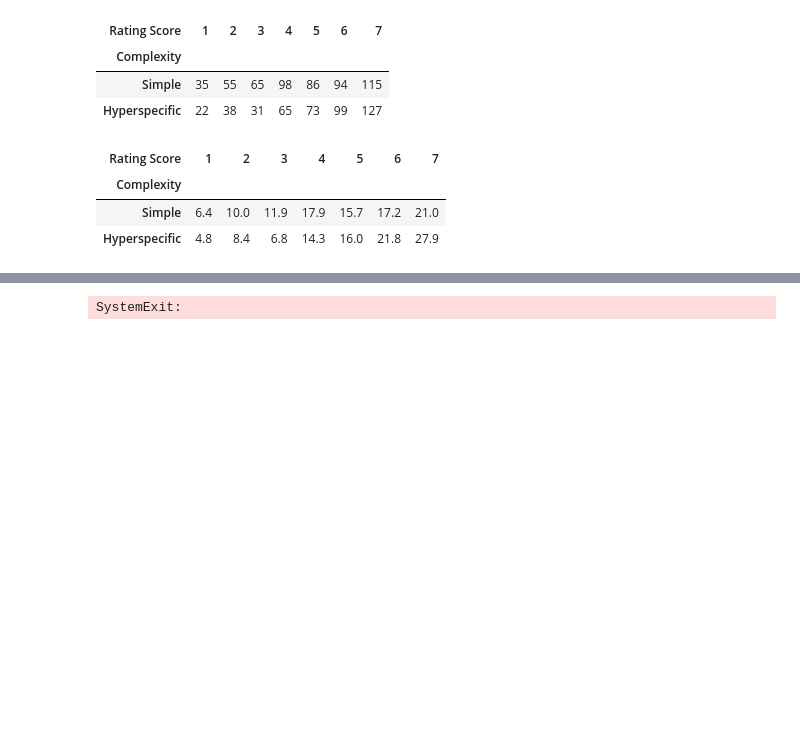
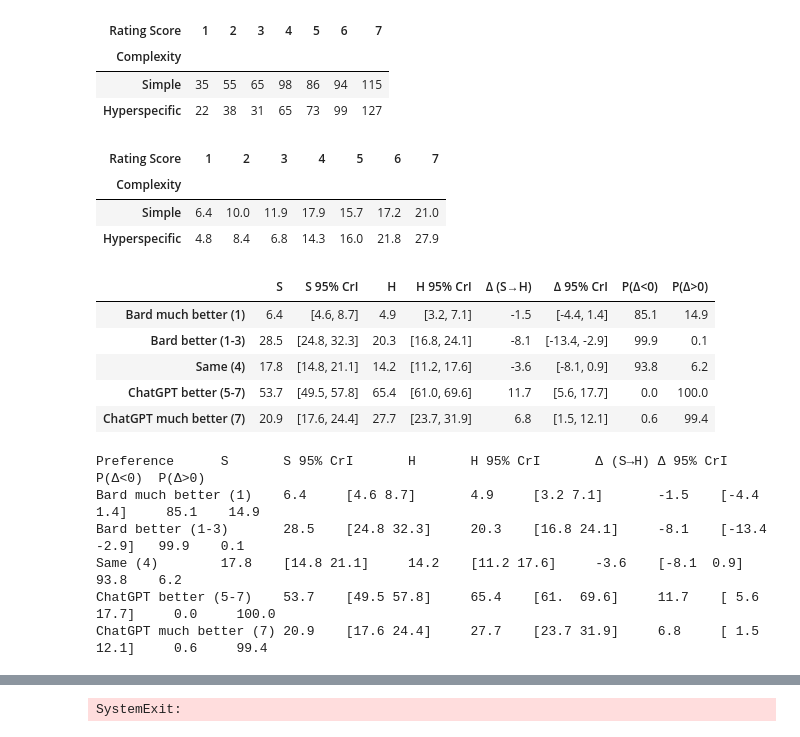
Before and after one commit to aswyatt/DA-Python, a Jupyter notebook: Interview/Data Analysis 1/Human Eval Bard.ipynb, the cells around one changed output, grey strips where cells are left out. Cells and saved outputs as stored; diff of their text form; code cells hidden in the pictures; blank space fills up the shorter version.

```diff
--- a/Interview/Data Analysis 1/Human Eval Bard.ipynb
+++ b/Interview/Data Analysis 1/Human Eval Bard.ipynb
@@ -549,3 +552,39 @@ display(pivot.div(pivot.sum(axis=1)/100, axis=0).round(1))
+# %%
+data = []
+for k, m in masks.items():
+    s = samples[..., m].sum(axis=-1)
+    d = np.diff(s, axis=0).flatten()
+    data.append(
+        [
+            *[item for s_i in s for item in [np.median(s_i), tuple(np.percentile(s_i, [2.5, 97.5]))]],
+            np.median(d),
+            np.percentile(d, [2.5, 97.5]),
+            100 * (d < 0).mean(),
+            100 * (d > 0).mean(),
+        ]
+    )
+# pd.DataFrame(data, index=masks.keys())
+data = pd.DataFrame(
+    data,
+    index=masks.keys(),
+    columns=[*[item for c in complexity for item in [c[0], f"{c[0]} 95% CrI"]], "\u0394 (S\u2192H)", "\u0394 95% CrI", "P(\u0394<0)", "P(\u0394>0)"],
+)
+
+display(d:=data.map(lambda x: np.round(x, 1) if isinstance(x, np.ndarray) else np.round(x, 1)))
+print(d.to_csv(sep='\t', index=True, index_label="Preference", float_format="%.1f"))
+# %% [output]
+|  | S | S 95% CrI | H | H 95% CrI | Δ (S→H) | Δ 95% CrI | P(Δ<0) | P(Δ>0) |
+| Bard much better (1) | 6.4 | [4.6, 8.7] | 4.9 | [3.2, 7.1] | -1.5 | [-4.4, 1.4] | 85.1 | 14.9 |
+| Bard better (1-3) | 28.5 | [24.8, 32.3] | 20.3 | [16.8, 24.1] | -8.1 | [-13.4, -2.9] | 99.9 | 0.1 |
+| Same (4) | 17.8 | [14.8, 21.1] | 14.2 | [11.2, 17.6] | -3.6 | [-8.1, 0.9] | 93.8 | 6.2 |
+| ChatGPT better (5-7) | 53.7 | [49.5, 57.8] | 65.4 | [61.0, 69.6] | 11.7 | [5.6, 17.7] | 0.0 | 100.0 |
+| ChatGPT much better (7) | 20.9 | [17.6, 24.4] | 27.7 | [23.7, 31.9] | 6.8 | [1.5, 12.1] | 0.6 | 99.4 |
+Preference      S       S 95% CrI       H       H 95% CrI       Δ (S→H) Δ 95% CrI       P(Δ<0)  P(Δ>0)
+Bard much better (1)    6.4     [4.6 8.7]       4.9     [3.2 7.1]       -1.5    [-4.4  1.4]     85.1    14.9
+Bard better (1-3)       28.5    [24.8 32.3]     20.3    [16.8 24.1]     -8.1    [-13.4  -2.9]   99.9    0.1
+Same (4)        17.8    [14.8 21.1]     14.2    [11.2 17.6]     -3.6    [-8.1  0.9]     93.8    6.2
+ChatGPT better (5-7)    53.7    [49.5 57.8]     65.4    [61.  69.6]     11.7    [ 5.6 17.7]     0.0     100.0
+ChatGPT much better (7) 20.9    [17.6 24.4]     27.7    [23.7 31.9]     6.8     [ 1.5 12.1]     0.6     99.4
 # %%
 # Reshape into long DataFrame for seaborn
 data = []
```
Also changed, not shown: parts of 4 cells of this notebook.
